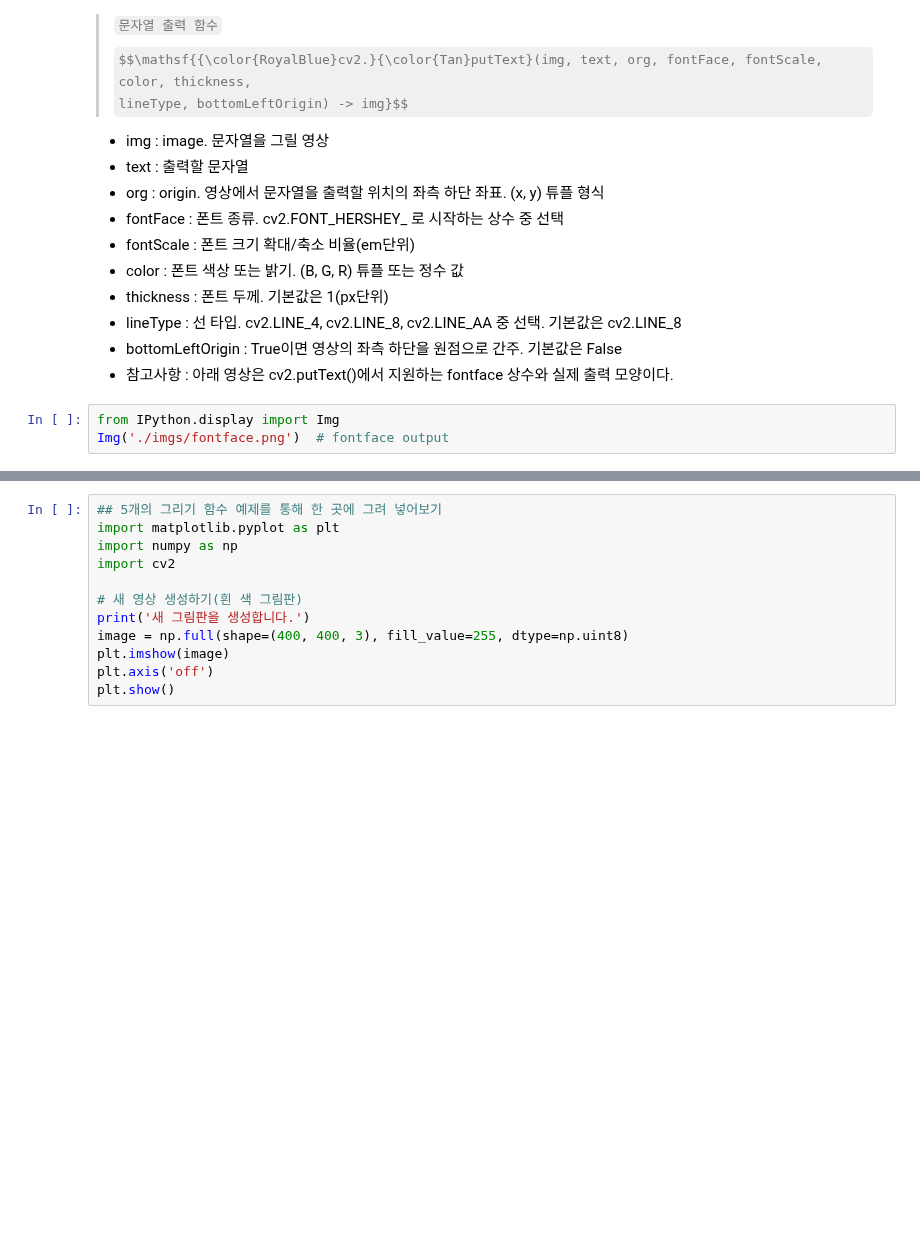
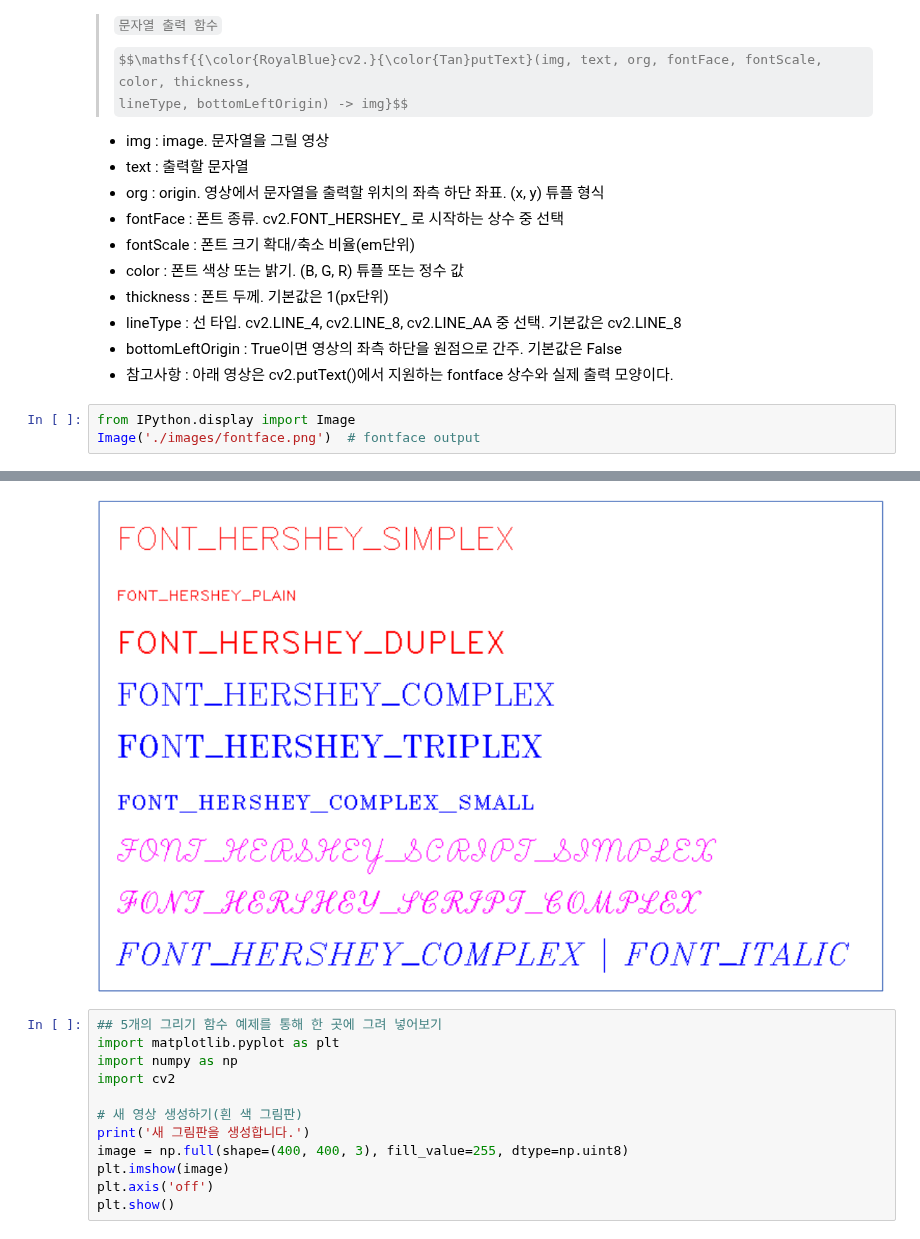
Before and after one commit to seonghyeokcho/Python, a Jupyter notebook: 02_image_processing/02_fundamentals_opencv-python.ipynb, the cells around one changed output, grey strips where cells are left out. Drawn from its saved outputs; the diff is of its cells as text; some formulas as TeX source; blank space fills up the shorter version.

```diff
--- a/02_image_processing/02_fundamentals_opencv-python.ipynb
+++ b/02_image_processing/02_fundamentals_opencv-python.ipynb
@@ -450,6 +450,6 @@ $$\mathsf{{\color{RoyalBlue}cv2.}{\color{Tan}putText}(img, text, org, fontFace,
 - bottomLeftOrigin : True이면 영상의 좌측 하단을 원점으로 간주. 기본값은 False
 - 참고사항 : 아래 영상은 cv2.putText()에서 지원하는 fontface 상수와 실제 출력 모양이다.
 # %%
-from IPython.display import Img
-Img('./imgs/fontface.png')  # fontface output
+from IPython.display import Image
+Image('./images/fontface.png')  # fontface output
 # %% [output]
@@ -457,3 +456,4 @@ ImportError: cannot import name 'Img' from 'IPython.display' (/Users/csh/opt/ana
+[figure, added]
 # %%
 ## 5개의 그리기 함수 예제를 통해 한 곳에 그려 넣어보기
 import matplotlib.pyplot as plt
```
Also changed, not shown: parts of 4 cells of this notebook.
